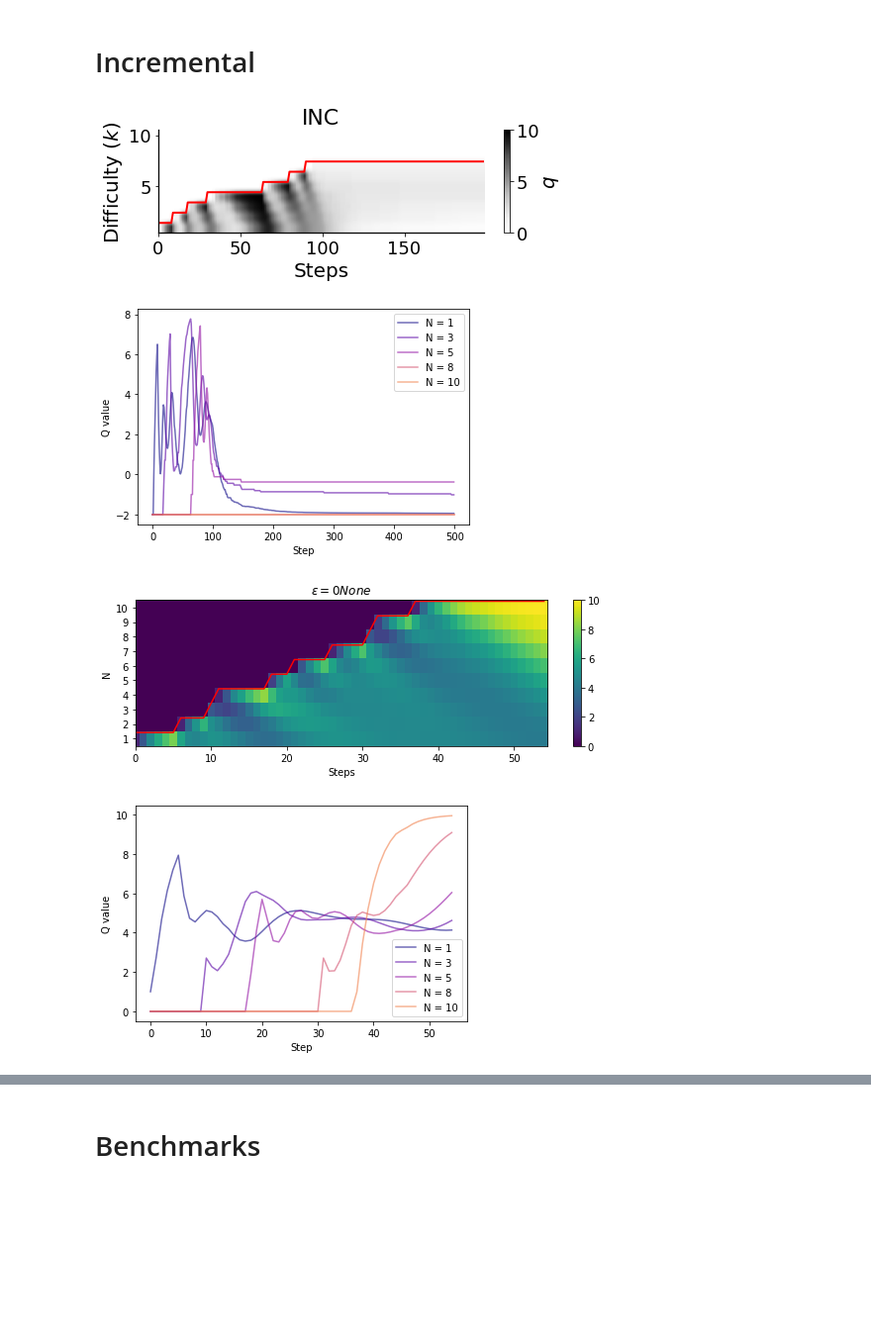
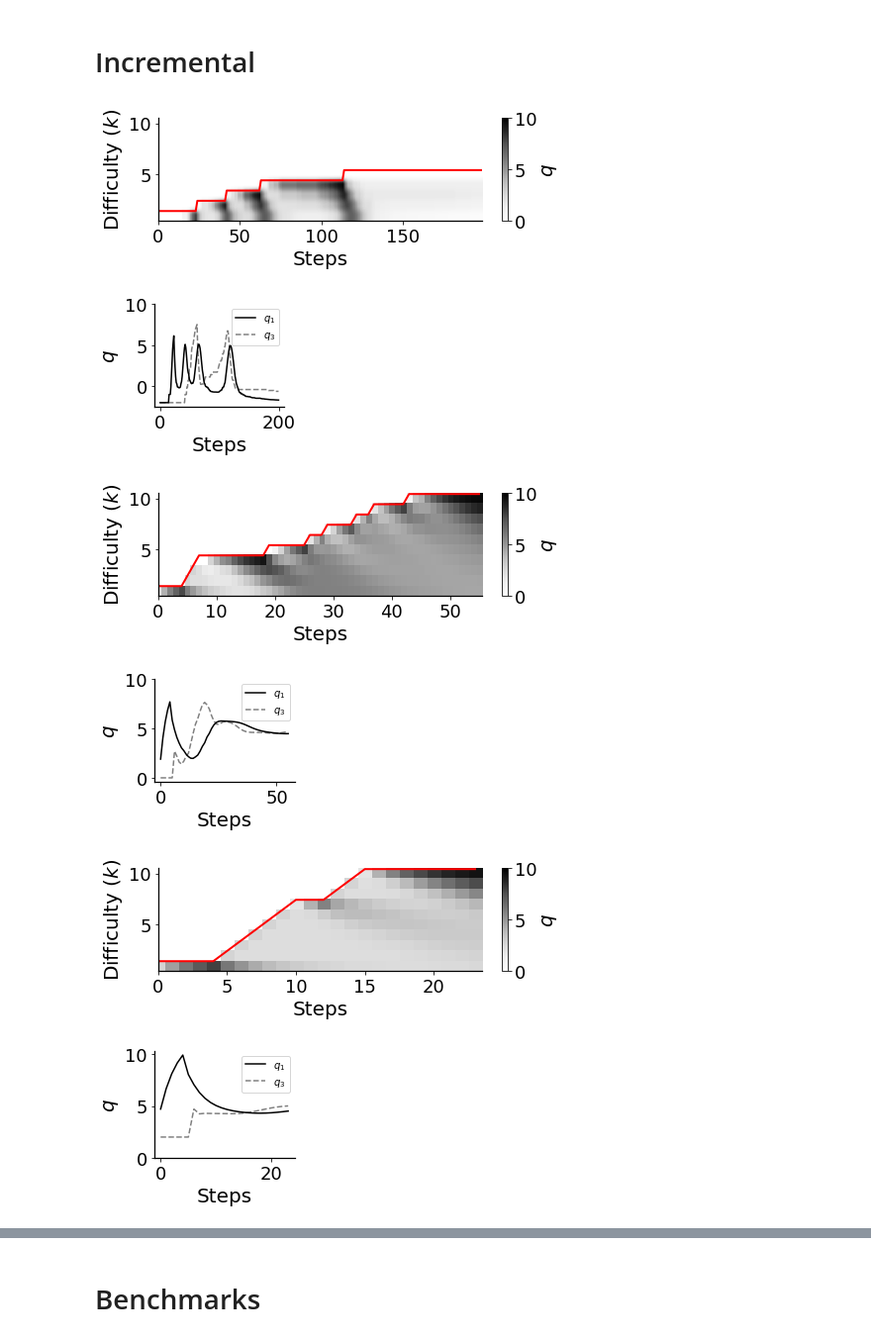
Before and after one commit to wtong98/automated-curriculum-learning, a Jupyter notebook: binary_env/plotter.ipynb, the cells around one changed output, grey strips where cells are left out. Shown at 99% size. Cells and saved outputs as stored; diff of their text form; code cells hidden in the pictures; blank space fills up the shorter version.

```diff
--- a/binary_env/plotter.ipynb
+++ b/binary_env/plotter.ipynb
@@ -7,7 +7,6 @@ main text.
 # %%
 from pathlib import Path
 
-import matplotlib as mpl
 import matplotlib.pyplot as plt
 import numpy as np
 import pandas as pd
@@ -27,10 +26,10 @@ class NormalDist:
         return np.random.normal(loc=self.loc, scale=self.scale)
 
 
-def plot_traj_and_qr(traj, qr, n_step=1, ax=None, save_path=None):
+def plot_traj_and_qr(traj, qr, n_step=1, save_path=None):
+    fig = plt.gcf()
     ax = plt.gca()
 
-    fig = plt.gcf()
     fig.set_size_inches((6.8, 2.5))
     qr = np.array(qr)
     qr = np.flip(qr.T, axis=0)
@@ -62,54 +61,44 @@ def plot_traj_and_qr(traj, qr, n_step=1, ax=None, save_path=None):
         plt.savefig(save_path)
 
 
-def plot_traj_slices(qr, eps, ax=None, n_steps=1):
-    if ax == None:
-        ax = plt.gca()
-
-    if type(eps) is NormalDist:
-        eps = eps.loc
-
+def plot_traj_slices(qr, eps, n_steps=1, ax=None):
     qr = np.array(qr) + eps
 
-    cmap = mpl.colormaps['plasma']
+    fig,ax = plt.subplots(1,1,figsize = (3,2.5))
+    ax.plot(qr[:,0],'k-',lw=1.5,label = r"$q_1$")
+    ax.plot(qr[:,2*n_steps],'k--',lw = 1.5,alpha = 0.5,label = r"$q_3$")
 
-    for i in [0, 2, 4, 7, 9]:
-        ax.plot(qr[:,i*n_steps + n_steps - 1], label=f'N = {i+1}', color=cmap(i/13), alpha=0.6)
-
-    ax.set_xlabel('Step')
-    ax.set_ylabel(r'Q value')
+    ax.spines['top'].set_visible(False)
+    ax.spines['right'].set_visible(False)
+    ax.spines['bottom'].set_linewidth(1.25)
+    ax.spines['left'].set_linewidth(1.25)
+    ax.tick_params(labelsize = 18)
+    ax.set_yticks([0,5,10])
+    ax.set_ylabel(r"$q$", fontsize = 20)
+    ax.set_xlabel(r"Steps", fontsize = 20)
+    fig.tight_layout()
     ax.legend()
 # %% [markdown]
 # Incremental
 # %%
-np.random.seed(0)
-
 N = 10
 eps_s = [-2, 0, 2]
 
 for i, eps in enumerate(eps_s):
     traj, info = run_inc(eps=eps, goal_length=N)
 
     traj = traj[:200]
     qrs = np.array(info['qr'])[:200,:]
+
     plot_traj_and_qr(traj, qrs, n_step=1)
-    plt.gcf().tight_layout()
-    plt.title('INC', fontsize=22)
     plt.show()
+
+    plot_traj_slices(qrs, eps)
+    plt.show()
 # %% [output]
-[figure, old version]
+[figure, new version]
+[figure, added]
+[figure, added]
+[figure, added]
+[figure, added]
+[figure, added]
-# %%
-plot_traj_slices(info['qr'], eps)
-# %% [output]
-[figure, removed]
-# %%
-N = 10
-eps = 0
-traj, info = run_inc(eps=eps, goal_length=N)
-plot_traj_and_qr(traj, info['qr'], eps, N, save_path='fig/fig2_middling_qr.png')
-# %% [output]
-[figure, removed]
-# %%
-plot_traj_slices(info['qr'], eps)
-# %% [output]
-[figure, removed]
```
Also changed, not shown: parts of 36 cells of this notebook, 1 other file.
